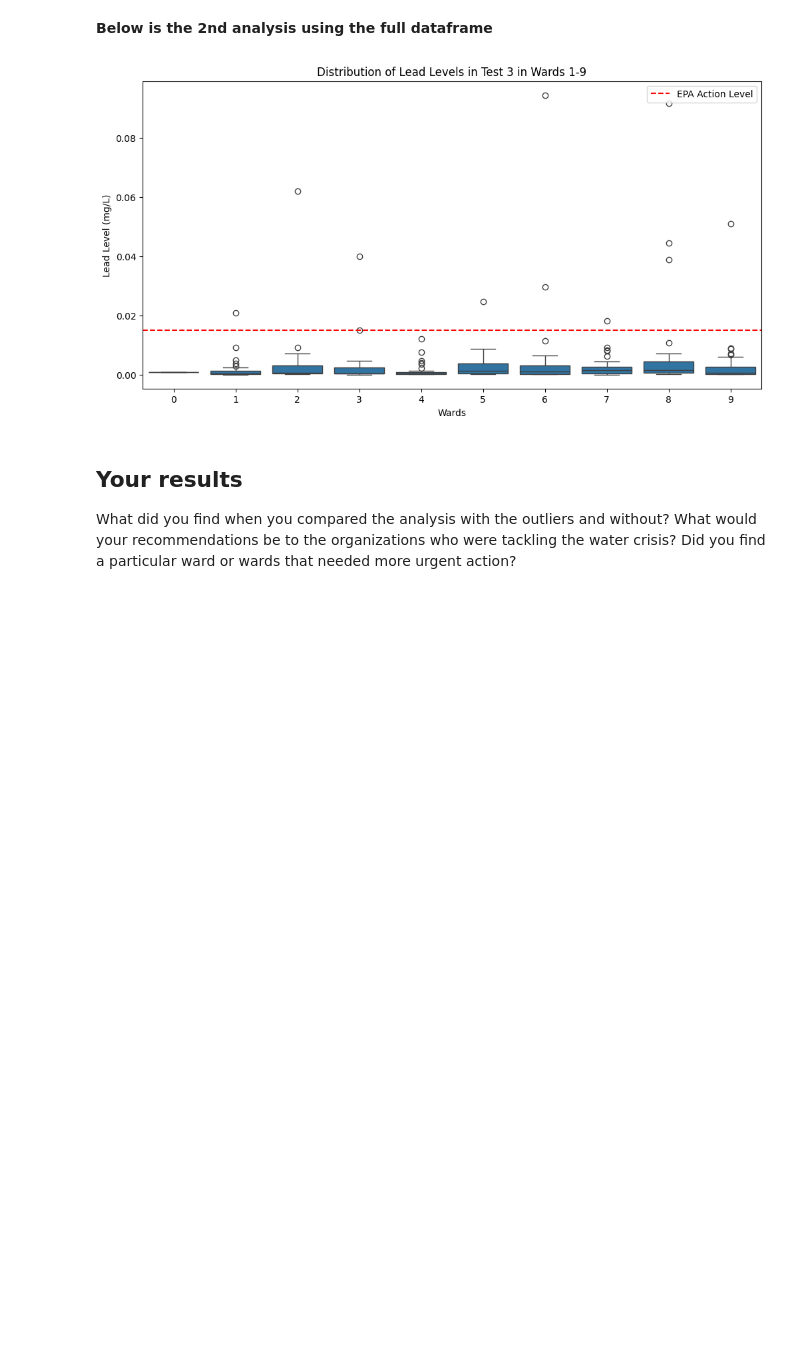
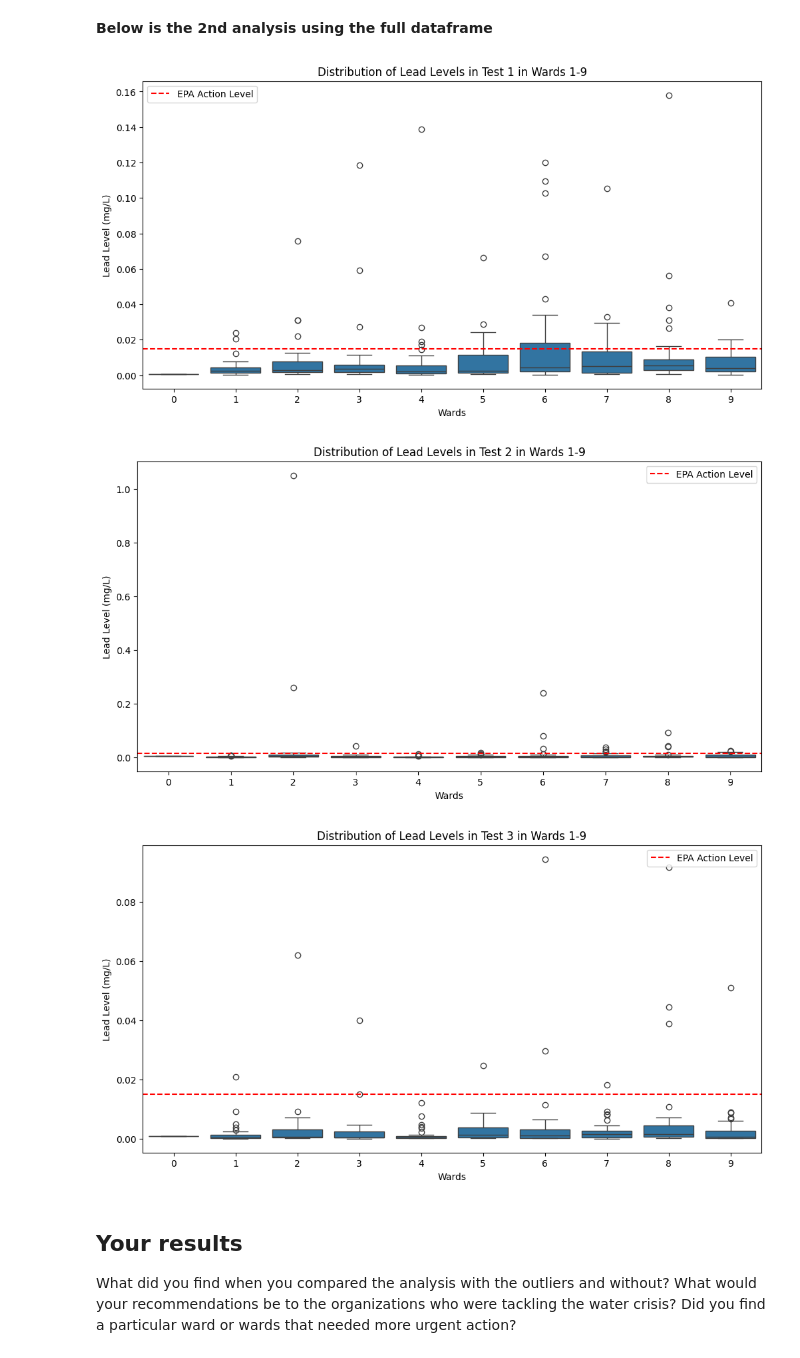
Before and after one commit to therealfiish/lil-pheobe, a Jupyter notebook: notebooks/21_Practice_E.ipynb, the cells around one changed output. Saved outputs shown, nothing was run; the diff lists cells and outputs as text; code cells hidden in the pictures; blank space fills up the shorter version.

```diff
--- a/notebooks/21_Practice_E.ipynb
+++ b/notebooks/21_Practice_E.ipynb
@@ -38,7 +38,7 @@ import pandas as pd
 import matplotlib.pyplot as plt
 
 # Load the data
-flint = pd.read_csv("C:/ds/lil-pheobe/data/flint.csv")
+flint = pd.read_csv("/workspaces/codespaces-jupyter/data/flint.csv")
 flint.insert(4, "Pb Bottle 1 in mg/L", flint["Pb Bottle 1 (ppb) - First Draw"]/1000)
 flint.insert(6, "Pb Bottle 2 in mg/L", flint["Pb Bottle 2 (ppb) - 45 secs flushing"]/1000)
 flint.insert(8, "Pb Bottle 3 in mg/L", flint["Pb Bottle 3 (ppb) - 2 mins flushing"]/1000)
@@ -78,13 +103,13 @@ flint_cleaned.to_csv("flint_cleaned.csv", index=False)
 # put your code here!
 
 # boxplots for cleaned data
-
-plt.figure(figsize=(12, 6))
-sns.boxplot(x='Ward', y='Pb Bottle 3 in mg/L', data=flint_cleaned)
-plt.axhline(y=0.015, color='r', linestyle='--', label='EPA Action Level')
-plt.legend()
-plt.title('Distribution of Lead Levels in Test 3 in Wards 1-9')
-plt.xlabel('Wards')
-plt.ylabel('Lead Level (mg/L)')
-plt.show()
+for i in range(1,4):
+    plt.figure(figsize=(12, 6))
+    sns.boxplot(x='Ward', y=f'Pb Bottle {i} in mg/L', data=flint_cleaned)
+    plt.axhline(y=0.015, color='r', linestyle='--', label='EPA Action Level')
+    plt.legend()
+    plt.title(f'Distribution of Lead Levels in Test {i} in Wards 1-9')
+    plt.xlabel('Wards')
+    plt.ylabel('Lead Level (mg/L)')
+    plt.show()
 # %% [output]
@@ -92,16 +119,19 @@ plt.show()
 # %% [markdown]
 **Below is the 2nd analysis using the full dataframe**
 # %%
-plt.figure(figsize=(12, 6))
-sns.boxplot(x='Ward', y='Pb Bottle 3 in mg/L', data=flint)
-plt.axhline(y=0.015, color='r', linestyle='--', label='EPA Action Level')
-plt.legend()
-plt.title('Distribution of Lead Levels in Test 3 in Wards 1-9')
-plt.xlabel('Wards')
-plt.ylabel('Lead Level (mg/L)')
-plt.show()
+for i in range(1,4):
+    plt.figure(figsize=(12, 6))
+    sns.boxplot(x='Ward', y=f'Pb Bottle {i} in mg/L', data=flint)
+    plt.axhline(y=0.015, color='r', linestyle='--', label='EPA Action Level')
+    plt.legend()
+    plt.title(f'Distribution of Lead Levels in Test {i} in Wards 1-9')
+    plt.xlabel('Wards')
+    plt.ylabel('Lead Level (mg/L)')
+    plt.show()
 # %% [output]
-[figure, old version]
+[figure, new version]
+[figure, added]
+[figure, added]
 # %% [markdown]
 ## Your results
 
```
Also changed, not shown: parts of 3 cells of this notebook.
